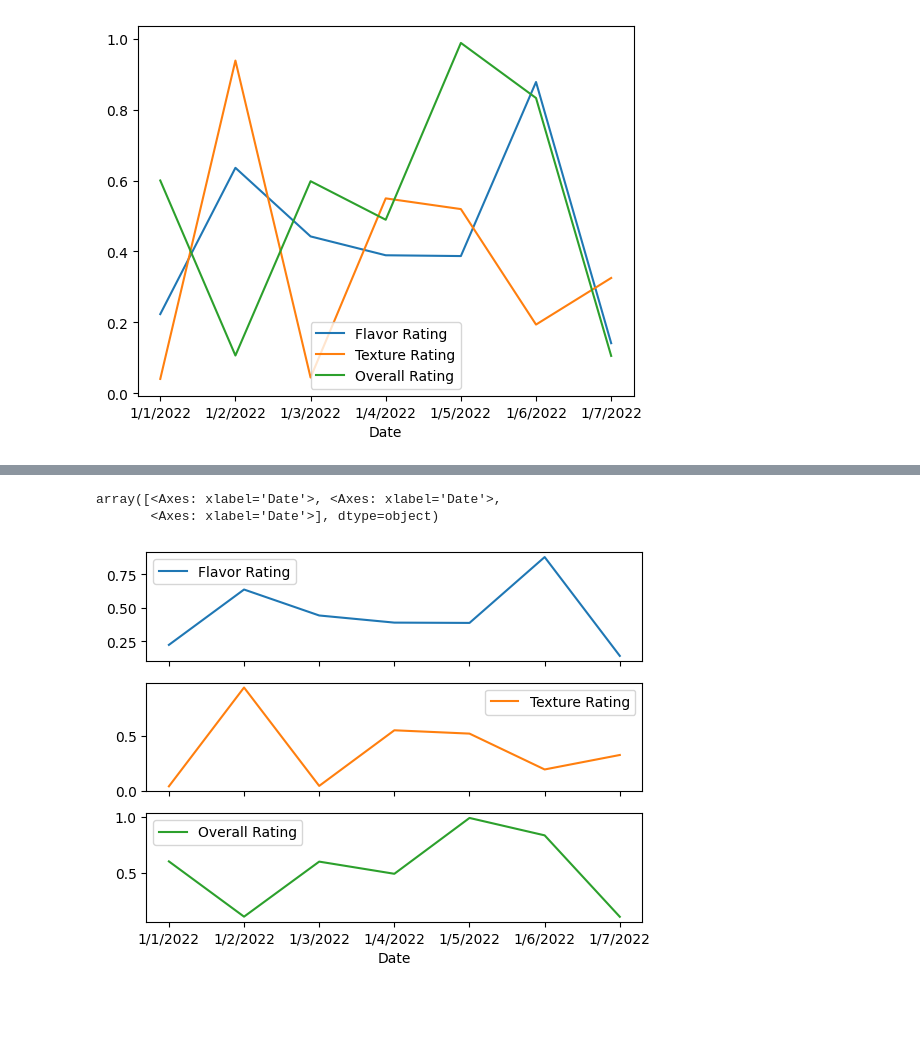
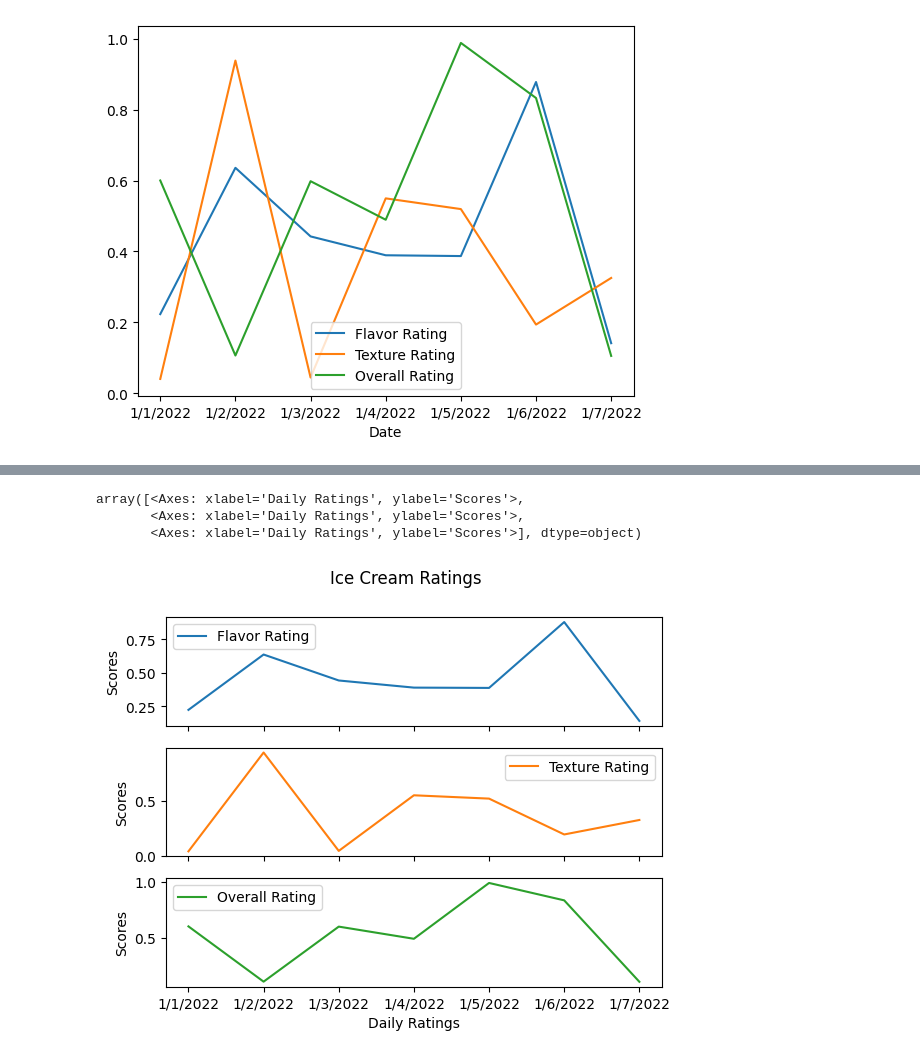
Before and after one commit to Hamed-Nori/datenanalyse_aufgaben, a Jupyter notebook: Aufgaben/Lösungen/Aufgabe_3_lösung.ipynb, the cells around one changed output, grey strips where cells are left out. Saved outputs shown, nothing was run; the diff lists cells and outputs as text; code cells hidden in the pictures; blank space fills up the shorter version.

```diff
--- a/Aufgaben/Lösungen/Aufgabe_3_lösung.ipynb
+++ b/Aufgaben/Lösungen/Aufgabe_3_lösung.ipynb
@@ -55,17 +88,18 @@ df.plot(kind= "bar")
 # %%
 # Erstelle mithilfe plot Methode aus Pandas seperate Liniendigaramme je Spalte
 # Google Suchbegriff: How to create separate visuals by using plot in pandas
 # Beiespielsquelle: https://pandas.pydata.org/docs/getting_started/intro_tutorials/04_plotting.html
 
-df.plot(subplots=True) # --> Standard Paramter 'subplots' ist auf False gesetzt
+# df.plot(subplots=True) # --> Standard Paramter 'subplots' ist auf False gesetzt
 
 # Gebe dein Visaul ein Title --> Ice Cream Ratings
 # Setze die Beschriftung auf der X-Achse auf 'Daily Ratings'
 # Setze die Beschriftung auf der Y-Achse auf 'Scores'
 
 
 df.plot(subplots=True, title="Ice Cream Ratings",xlabel="Daily Ratings",ylabel="Scores" )
 # %% [output]
-array([<Axes: xlabel='Date'>, <Axes: xlabel='Date'>,
-       <Axes: xlabel='Date'>], dtype=object)
+array([<Axes: xlabel='Daily Ratings', ylabel='Scores'>,
+       <Axes: xlabel='Daily Ratings', ylabel='Scores'>,
+       <Axes: xlabel='Daily Ratings', ylabel='Scores'>], dtype=object)
-[figure, old version]
+[figure, new version]
```
Also changed, not shown: parts of 8 cells of this notebook, 6 other files.
